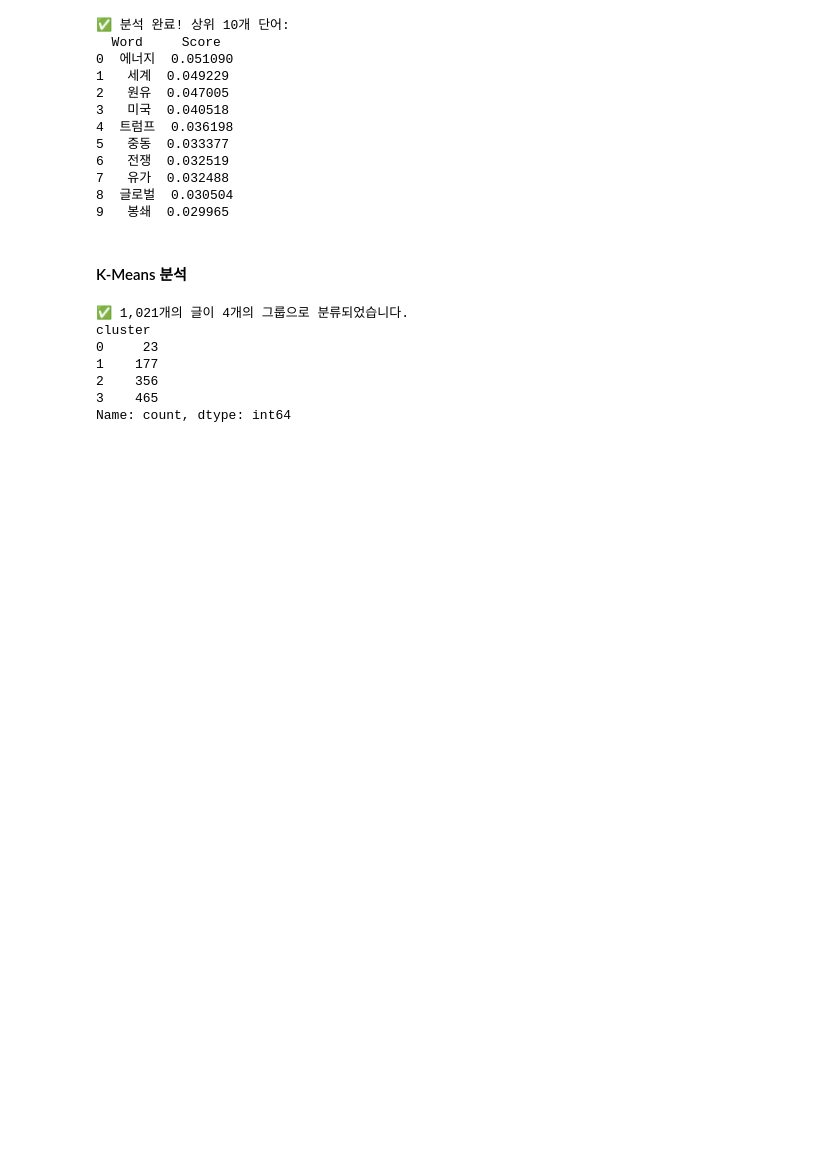
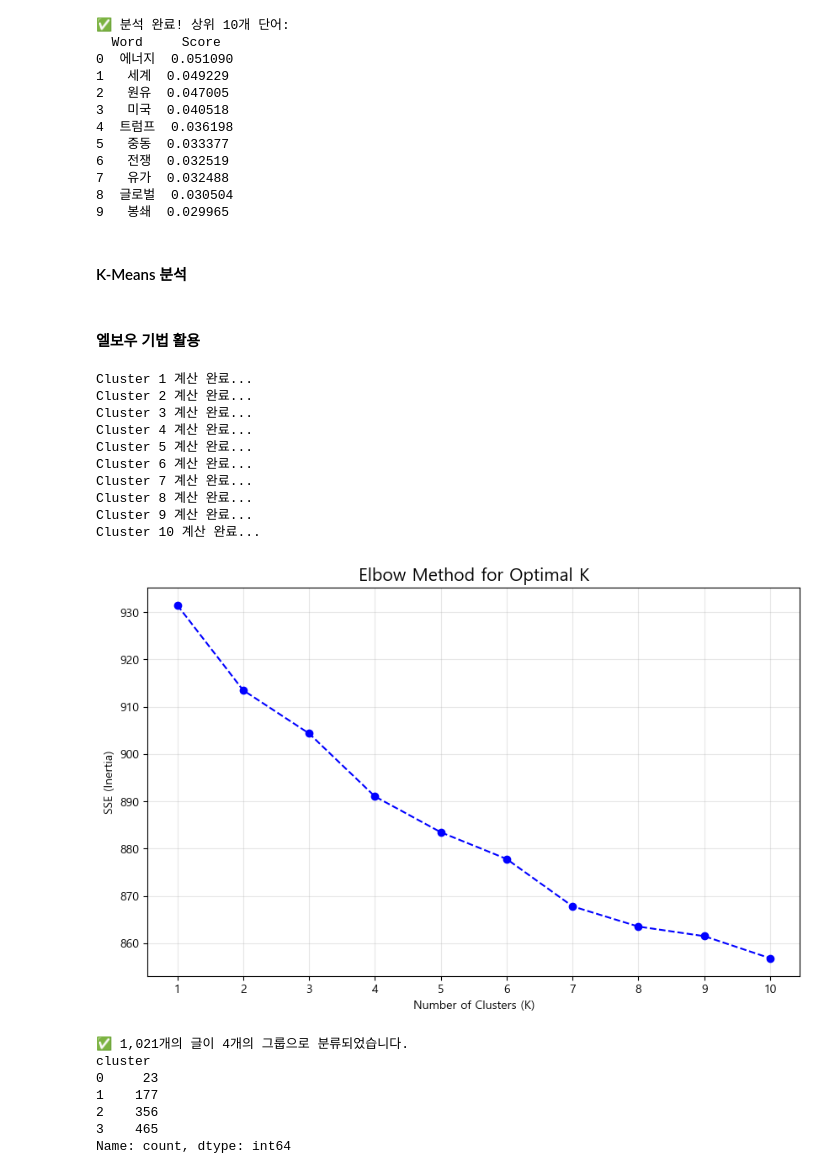
Before and after one commit to taehatae/Crawling_practice, a Jupyter notebook: 중간고사팀프로젝트/중간고사팀프로젝트_황태하_신형진.ipynb, the cells around one changed output. Cells and saved outputs as stored; diff of their text form; code cells hidden in the pictures; blank space fills up the shorter version.

Commit message:
elbow기법 코드 반영

```diff
--- a/중간고사팀프로젝트/중간고사팀프로젝트_황태하_신형진.ipynb
+++ b/중간고사팀프로젝트/중간고사팀프로젝트_황태하_신형진.ipynb
@@ -945,6 +943,45 @@ print(df_tfidf_res.head(10))
 9   봉쇄  0.029965
 # %% [markdown]
 #### K-Means 분석
+# %% [markdown]
+#### 엘보우 기법 활용
+# %%
+import matplotlib.pyplot as plt
+from sklearn.cluster import KMeans
+
+def draw_elbow(X):
+    sse = []
+    # 1개부터 10개까지 군집 수를 늘려가며 관찰
+    for i in range(1, 11):
+        # n_init='auto' 또는 10으로 설정 (최신 버전 대응)
+        km = KMeans(n_clusters=i, init='k-means++', n_init=10, random_state=0)
+        km.fit(X)
+        sse.append(km.inertia_) # inertia_가 바로 SSE 값입니다.
+        print(f"Cluster {i} 계산 완료...")
+
+    plt.figure(figsize=(10, 6))
+    plt.plot(range(1, 11), sse, marker='o', linestyle='--', color='b')
+    plt.title('Elbow Method for Optimal K', fontsize=15)
+    plt.xlabel('Number of Clusters (K)')
+    plt.ylabel('SSE (Inertia)')
+    plt.xticks(range(1, 11))
+    plt.grid(True, alpha=0.3)
+    plt.show()
+
+# 우리가 앞서 만든 tfidf_matrix를 대입합니다.
+draw_elbow(tfidf_matrix)
+# %% [output]
+Cluster 1 계산 완료...
+Cluster 2 계산 완료...
+Cluster 3 계산 완료...
+Cluster 4 계산 완료...
+Cluster 5 계산 완료...
+Cluster 6 계산 완료...
+Cluster 7 계산 완료...
+Cluster 8 계산 완료...
+Cluster 9 계산 완료...
+Cluster 10 계산 완료...
+[figure, added]
 # %%
 from sklearn.cluster import KMeans
 
```
Also changed, not shown: parts of 3 cells of this notebook, 1 other file.
